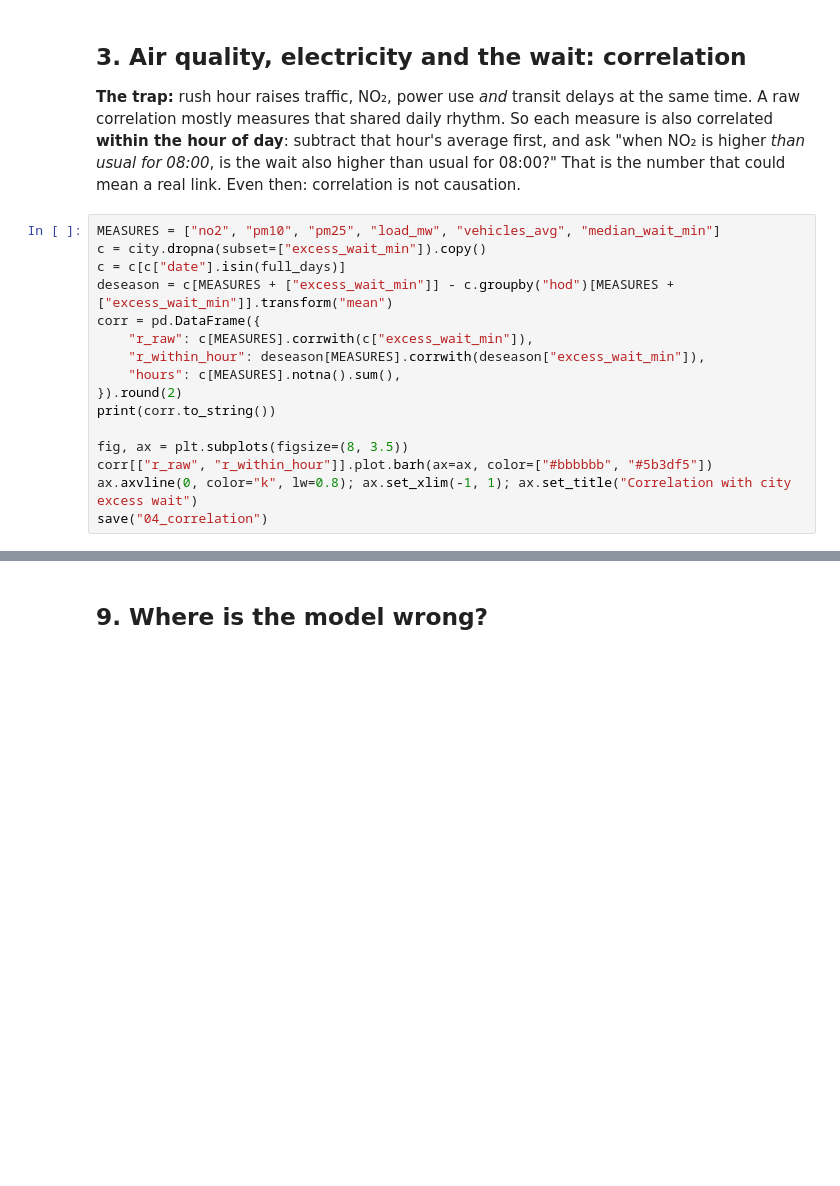
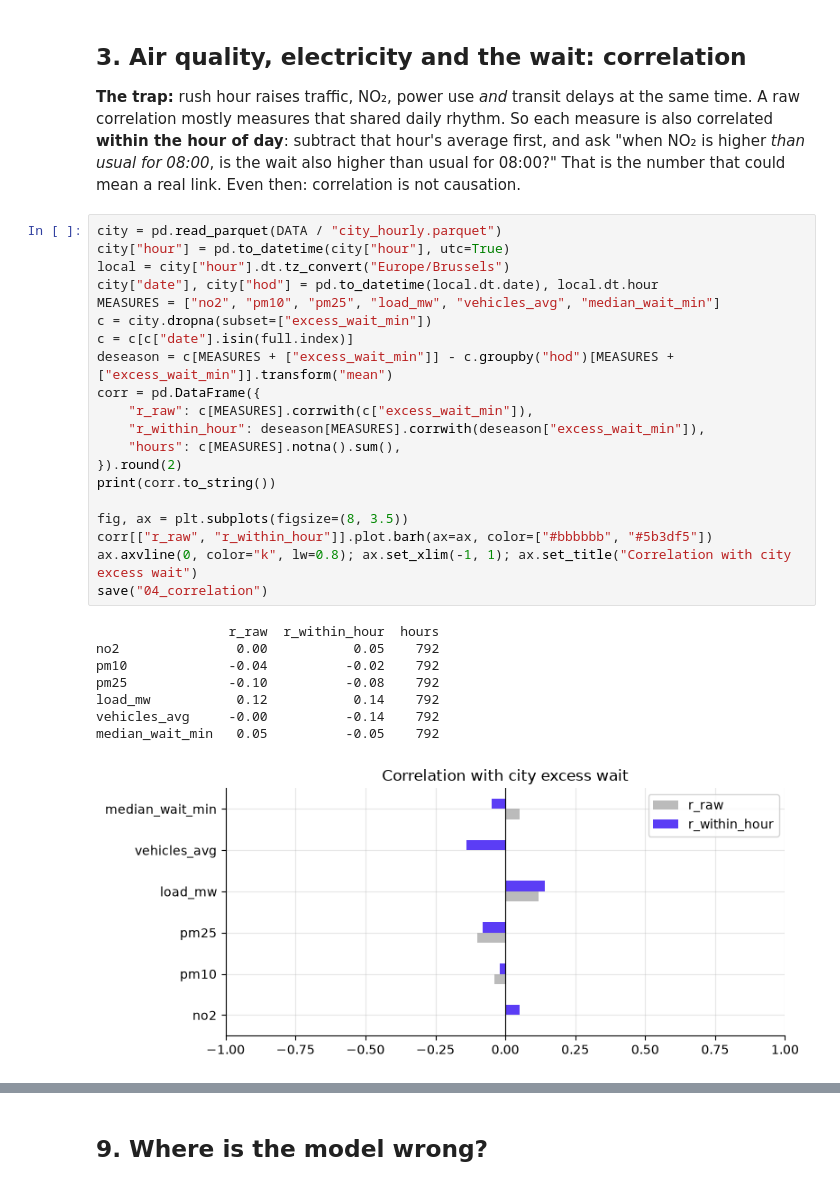
Before and after one commit to Huntsama/brussels-transit-ml, a Jupyter notebook: outputs/transit_delay/notebook.ipynb, the cells around one changed output, grey strips where cells are left out. Drawn from its saved outputs; the diff is of its cells as text; blank space fills up the shorter version.

```diff
--- a/outputs/transit_delay/notebook.ipynb
+++ b/outputs/transit_delay/notebook.ipynb
@@ -110,21 +158,34 @@ mostly measures that shared daily rhythm. So each measure is also correlated **w
 that hour's average first, and ask "when NO₂ is higher *than usual for 08:00*, is the wait also higher than
 usual for 08:00?" That is the number that could mean a real link. Even then: correlation is not causation.
 # %%
+city = pd.read_parquet(DATA / "city_hourly.parquet")
+city["hour"] = pd.to_datetime(city["hour"], utc=True)
+local = city["hour"].dt.tz_convert("Europe/Brussels")
+city["date"], city["hod"] = pd.to_datetime(local.dt.date), local.dt.hour
 MEASURES = ["no2", "pm10", "pm25", "load_mw", "vehicles_avg", "median_wait_min"]
-c = city.dropna(subset=["excess_wait_min"]).copy()
-c = c[c["date"].isin(full_days)]
+c = city.dropna(subset=["excess_wait_min"])
+c = c[c["date"].isin(full.index)]
 deseason = c[MEASURES + ["excess_wait_min"]] - c.groupby("hod")[MEASURES + ["excess_wait_min"]].transform("mean")
 corr = pd.DataFrame({
     "r_raw": c[MEASURES].corrwith(c["excess_wait_min"]),
     "r_within_hour": deseason[MEASURES].corrwith(deseason["excess_wait_min"]),
     "hours": c[MEASURES].notna().sum(),
 }).round(2)
 print(corr.to_string())
 
 fig, ax = plt.subplots(figsize=(8, 3.5))
 corr[["r_raw", "r_within_hour"]].plot.barh(ax=ax, color=["#bbbbbb", "#5b3df5"])
 ax.axvline(0, color="k", lw=0.8); ax.set_xlim(-1, 1); ax.set_title("Correlation with city excess wait")
 save("04_correlation")
+# %% [output]
+                 r_raw  r_within_hour  hours
+no2               0.00           0.05    792
+pm10             -0.04          -0.02    792
+pm25             -0.10          -0.08    792
+load_mw           0.12           0.14    792
+vehicles_avg     -0.00          -0.14    792
+median_wait_min   0.05          -0.05    792
+[figure, added]
 # %%
 fig, ax = plt.subplots(3, 1, figsize=(12, 7), sharex=True)
 ax[0].plot(c["hour"], c["excess_wait_min"], color="#d97757"); ax[0].set_ylabel("excess wait (min)")
```
Also changed, not shown: parts of 31 cells of this notebook, 17 other files.
